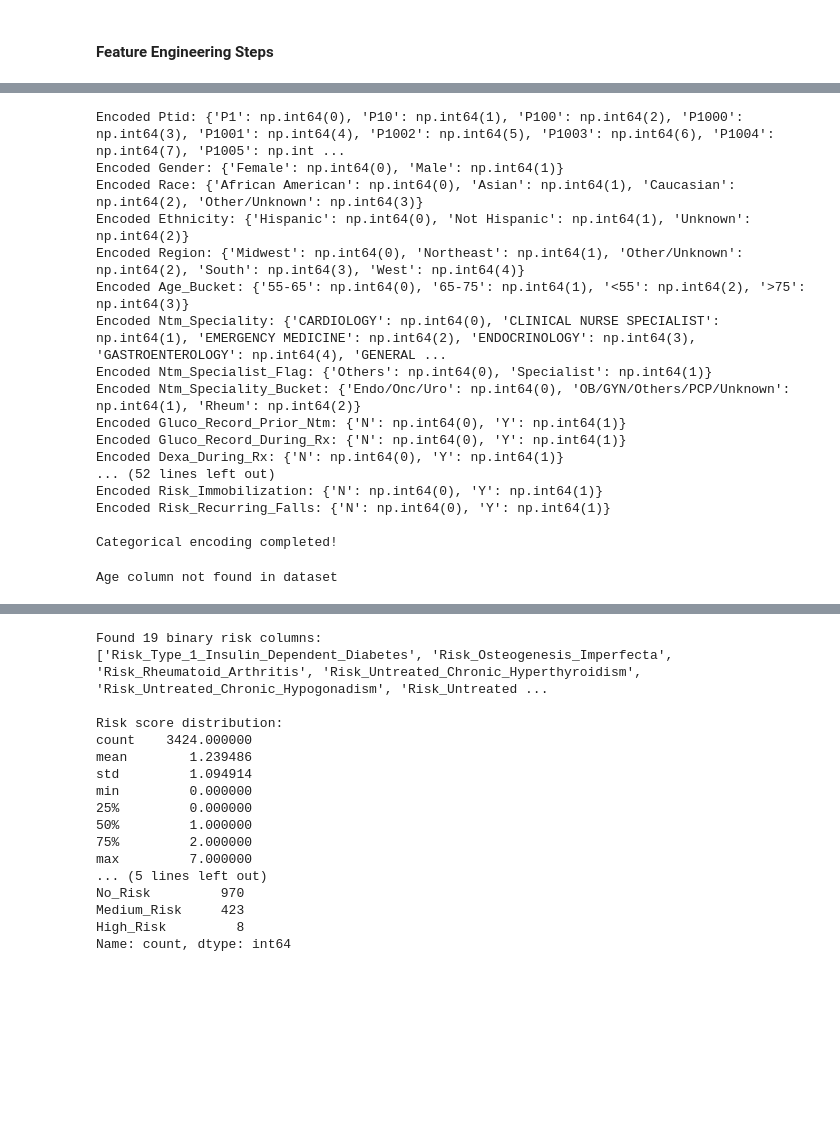
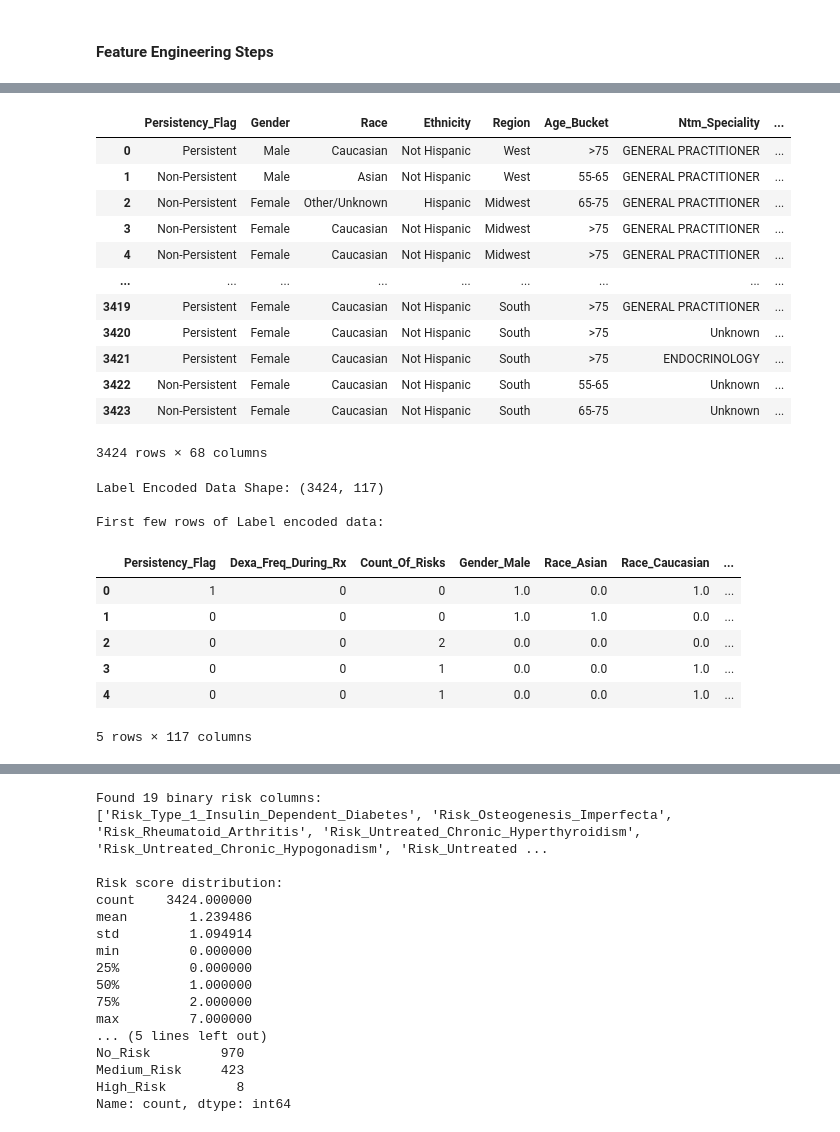
Before and after one commit to SKeval/Persistency-of-Drug-Healthcare-Project, a Jupyter notebook: app.ipynb, the cells around one changed output, grey strips where cells are left out. Saved outputs shown, nothing was run; the diff lists cells and outputs as text; code cells hidden in the pictures; blank space fills up the shorter version.

```diff
--- a/app.ipynb
+++ b/app.ipynb
@@ -164,47 +184,32 @@ ValueError: Shape of passed values is (3424, 3424), indices imply (3424, 69)
-# %%
-# 1. Encode categorical variables
-from sklearn.preprocessing import LabelEncoder
-
-# Create a copy for feature engineering
-df_processed = df.copy()
-
-# Label encode categorical columns
-label_encoders = {}
-for col in categorical_cols:
-    if col != 'Persistency_Flag':  # Don't encode target variable yet
-        le = LabelEncoder()
-        df_processed[col + '_encoded'] = le.fit_transform(df_processed[col])
-        label_encoders[col] = le
-        print(f"Encoded {col}: {dict(zip(le.classes_, le.transform(le.classes_)))}")
-
-print("\nCategorical encoding completed!")
-# %% [output]
-Encoded Ptid: {'P1': np.int64(0), 'P10': np.int64(1), 'P100': np.int64(2), 'P1000': np.int64(3), 'P1001': np.int64(4), 'P1002': np.int64(5), 'P1003': np.int64(6), 'P1004': np.int64(7), 'P1005': np.int ...
-Encoded Gender: {'Female': np.int64(0), 'Male': np.int64(1)}
-Encoded Race: {'African American': np.int64(0), 'Asian': np.int64(1), 'Caucasian': np.int64(2), 'Other/Unknown': np.int64(3)}
-Encoded Ethnicity: {'Hispanic': np.int64(0), 'Not Hispanic': np.int64(1), 'Unknown': np.int64(2)}
-Encoded Region: {'Midwest': np.int64(0), 'Northeast': np.int64(1), 'Other/Unknown': np.int64(2), 'South': np.int64(3), 'West': np.int64(4)}
-Encoded Age_Bucket: {'55-65': np.int64(0), '65-75': np.int64(1), '<55': np.int64(2), '>75': np.int64(3)}
-Encoded Ntm_Speciality: {'CARDIOLOGY': np.int64(0), 'CLINICAL NURSE SPECIALIST': np.int64(1), 'EMERGENCY MEDICINE': np.int64(2), 'ENDOCRINOLOGY': np.int64(3), 'GASTROENTEROLOGY': np.int64(4), 'GENERAL ...
-Encoded Ntm_Specialist_Flag: {'Others': np.int64(0), 'Specialist': np.int64(1)}
-Encoded Ntm_Speciality_Bucket: {'Endo/Onc/Uro': np.int64(0), 'OB/GYN/Others/PCP/Unknown': np.int64(1), 'Rheum': np.int64(2)}
-Encoded Gluco_Record_Prior_Ntm: {'N': np.int64(0), 'Y': np.int64(1)}
-Encoded Gluco_Record_During_Rx: {'N': np.int64(0), 'Y': np.int64(1)}
-Encoded Dexa_During_Rx: {'N': np.int64(0), 'Y': np.int64(1)}
-... (52 lines left out)
-Encoded Risk_Immobilization: {'N': np.int64(0), 'Y': np.int64(1)}
-Encoded Risk_Recurring_Falls: {'N': np.int64(0), 'Y': np.int64(1)}
-
-Categorical encoding completed!
-# %%
-# 2. Create age groups (assuming there's an age column)
-if 'Age' in df_processed.columns:
-    df_processed['Age_Group'] = pd.cut(df_processed['Age'],
-                                     bins=[0, 30, 45, 60, 75, 100],
-                                     labels=['Young', 'Adult', 'Middle_Aged', 'Senior', 'Elderly'])
-    print("Age groups created:")
-    print(df_processed['Age_Group'].value_counts())
-else:
-    print("Age column not found in dataset")
-# %% [output]
-Age column not found in dataset
+# %%
+df
+# %% [output]
+|  | Persistency_Flag | Gender | Race | Ethnicity | Region | Age_Bucket | Ntm_Speciality | ... |
+| 0 | Persistent | Male | Caucasian | Not Hispanic | West | >75 | GENERAL PRACTITIONER | ... |
+| 1 | Non-Persistent | Male | Asian | Not Hispanic | West | 55-65 | GENERAL PRACTITIONER | ... |
+| 2 | Non-Persistent | Female | Other/Unknown | Hispanic | Midwest | 65-75 | GENERAL PRACTITIONER | ... |
+| 3 | Non-Persistent | Female | Caucasian | Not Hispanic | Midwest | >75 | GENERAL PRACTITIONER | ... |
+| 4 | Non-Persistent | Female | Caucasian | Not Hispanic | Midwest | >75 | GENERAL PRACTITIONER | ... |
+| ... | ... | ... | ... | ... | ... | ... | ... | ... |
+| 3419 | Persistent | Female | Caucasian | Not Hispanic | South | >75 | GENERAL PRACTITIONER | ... |
+| 3420 | Persistent | Female | Caucasian | Not Hispanic | South | >75 | Unknown | ... |
+| 3421 | Persistent | Female | Caucasian | Not Hispanic | South | >75 | ENDOCRINOLOGY | ... |
+| 3422 | Non-Persistent | Female | Caucasian | Not Hispanic | South | 55-65 | Unknown | ... |
+| 3423 | Non-Persistent | Female | Caucasian | Not Hispanic | South | 65-75 | Unknown | ... |
+3424 rows × 68 columns
+# %%
+# Display the Label encoded data
+print("Label Encoded Data Shape:", data_processed.shape)
+print("\nFirst few rows of Label encoded data:")
+data_processed.head()
+# %% [output]
+Label Encoded Data Shape: (3424, 117)
+
+First few rows of Label encoded data:
+|  | Persistency_Flag | Dexa_Freq_During_Rx | Count_Of_Risks | Gender_Male | Race_Asian | Race_Caucasian | ... |
+| 0 | 1 | 0 | 0 | 1.0 | 0.0 | 1.0 | ... |
+| 1 | 0 | 0 | 0 | 1.0 | 1.0 | 0.0 | ... |
+| 2 | 0 | 0 | 2 | 0.0 | 0.0 | 0.0 | ... |
+| 3 | 0 | 0 | 1 | 0.0 | 0.0 | 1.0 | ... |
+| 4 | 0 | 0 | 1 | 0.0 | 0.0 | 1.0 | ... |
+5 rows × 117 columns
```
Also changed, not shown: parts of 14 cells of this notebook.
